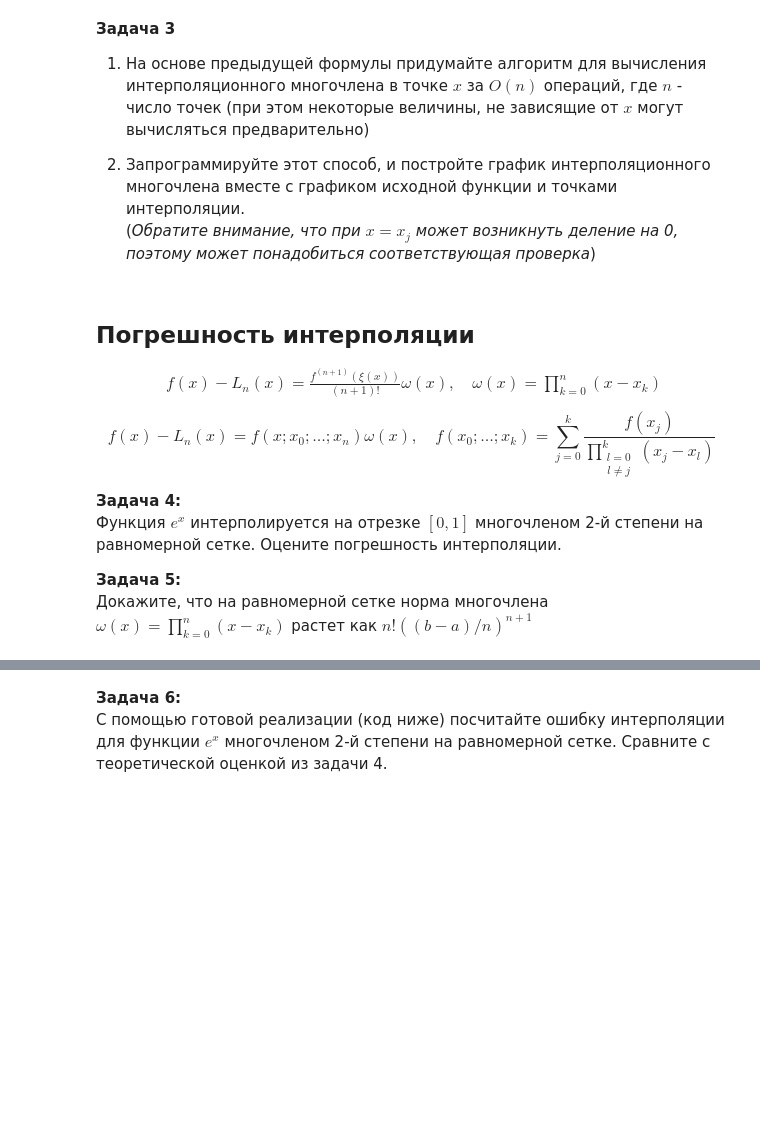
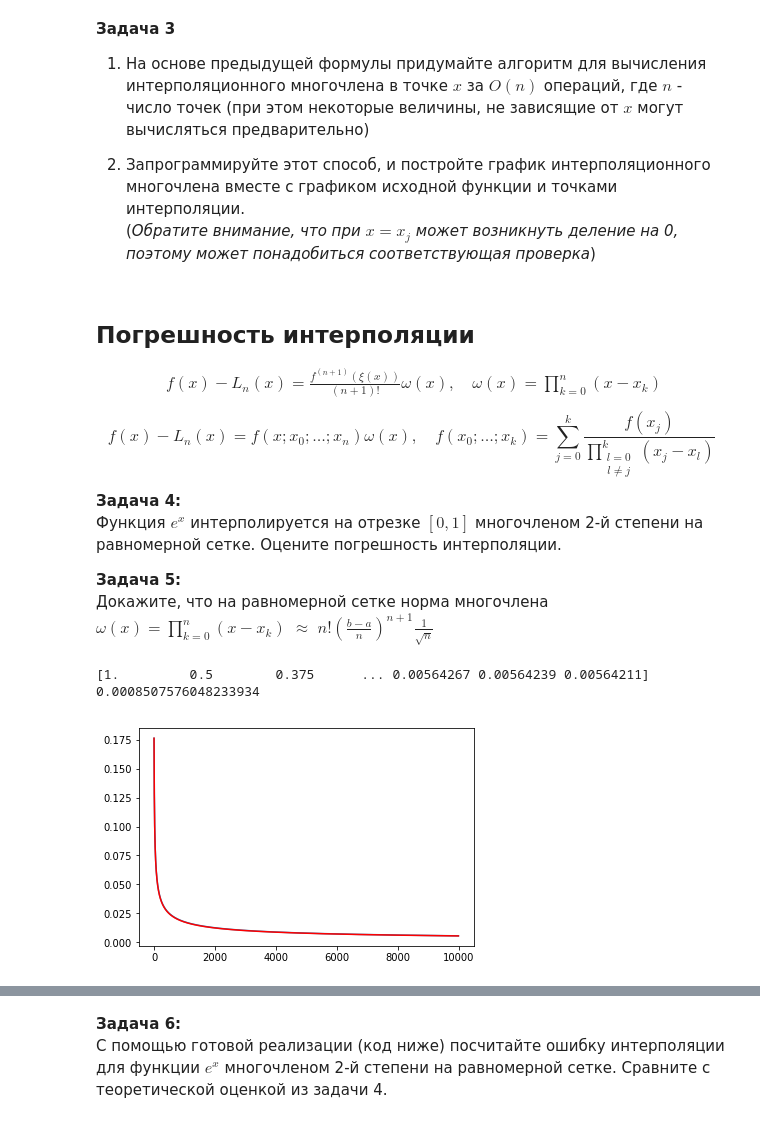
Before and after one commit to chikitkin/comp_math_mipt, a Jupyter notebook: 05-lecture/05-prac.ipynb, the cells around one changed output, grey strips where cells are left out. Cells and saved outputs as stored; diff of their text form; code cells hidden in the pictures; blank space fills up the shorter version.

```diff
--- a/05-lecture/05-prac.ipynb
+++ b/05-lecture/05-prac.ipynb
@@ -59,4 +59,18 @@ $$f(x) - L_n(x) = f(x; x_0;\ldots;x_n) \omega(x), \quad f(x_0;\ldots;x_k) = \sum
 Функция $e^x$ интерполируется на отрезке $[0,1]$ многочленом 2-й степени на равномерной сетке. Оцените погрешность интерполяции.
 
 **Задача 5:**
-Докажите, что на равномерной сетке норма многочлена $\omega(x) = \prod_{k=0}^{n} (x - x_k)$ растет как $n! ((b - a)/n)^{n+1}$
+Докажите, что на равномерной сетке норма многочлена $\omega(x) = \prod_{k=0}^{n} (x - x_k)$ $\approx$ $n! \left(\frac{b-a}{n}\right)^{n+1} \frac{1}{\sqrt{n}}$
+# %%
+n = 10000
+prod = np.zeros(n)
+prod[0] = 1
+for k in range(1,n):
+    prod[k] = prod[k-1] * (k-1/2)/k
+print(prod)
+plt.plot(prod[10::])
+plt.plot(prod[10] * (np.arange(10,n)/10)**-0.5, 'r-')
+print(np.linalg.norm((prod[10::] - prod[10] * (np.arange(10,n)/10)**-0.5), np.inf))
+# %% [output]
+[1.         0.5        0.375      ... 0.00564267 0.00564239 0.00564211]
+0.0008507576048233934
+[figure, added]
```
Also changed, not shown: parts of 4 cells of this notebook, 2 other files.
